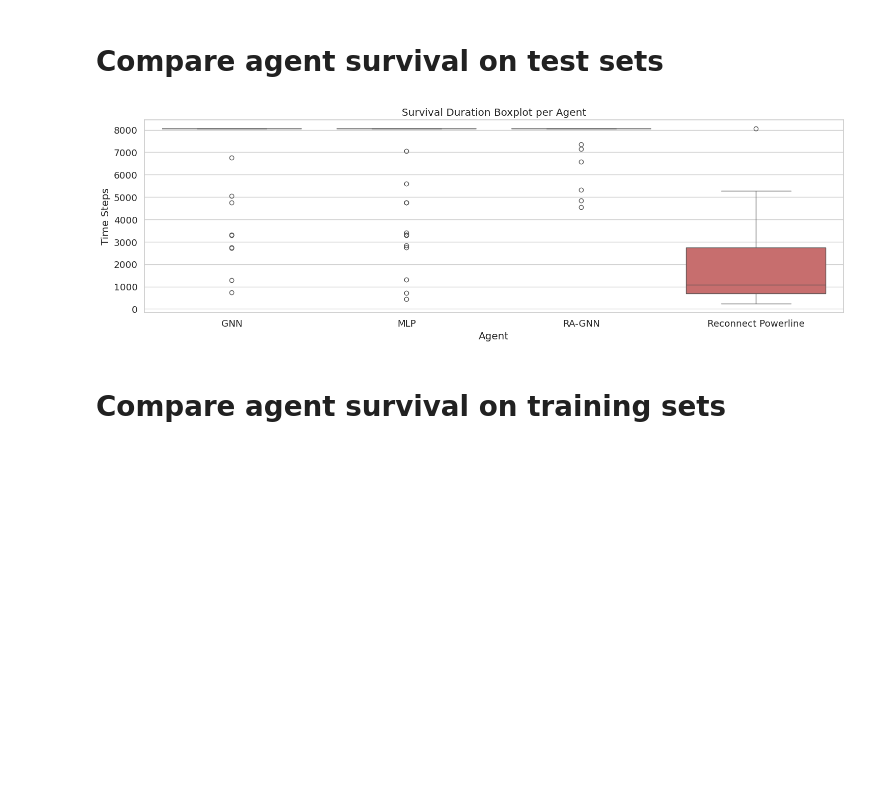
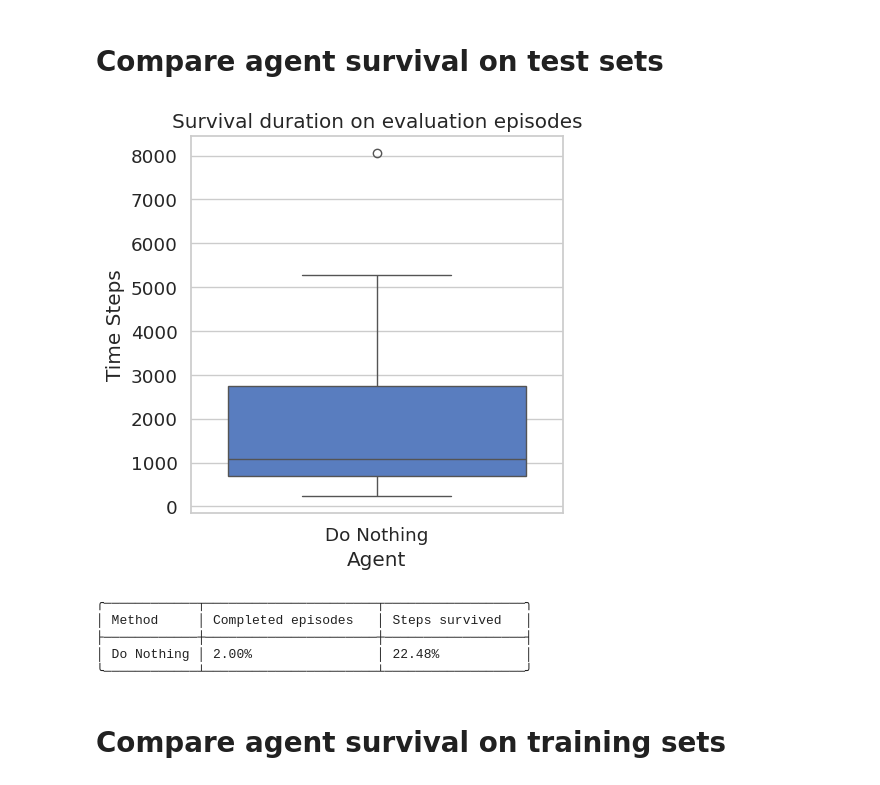
Before and after one commit to HansDampf37/NRI-for-explainable-RL-in-Power-Grids, a Jupyter notebook: src/visualization/visualize_agent_eval_results.ipynb, the cells around one changed output. Cells and saved outputs as stored; diff of their text form; code cells hidden in the pictures; blank space fills up the shorter version.

```diff
--- a/src/visualization/visualize_agent_eval_results.ipynb
+++ b/src/visualization/visualize_agent_eval_results.ipynb
@@ -18,15 +18,56 @@ from src.visualization import get_evaluation_metrics, visualize_agent_survival,
 # %% [markdown]
 # Compare agent survival on test sets
 # %%
+
+
 ppo_gnn_metrics = get_evaluation_metrics(Path("/home/adrian/Dev/NRI-for-explainable-RL-in-Power-Grids/results/experiments/1001_compare_all/GNN_CustomPPO_0_47ac9_2026-01-09_19-01-53/evaluations"), "GNN")
-ppo_mlp_metrics = get_evaluation_metrics(Path("/home/adrian/Dev/NRI-for-explainable-RL-in-Power-Grids/results/experiments/1001_compare_all/MLP_CustomPPO_0_98de8_2026-01-09_19-04-10/evaluations"), "MLP")
+ppo_mlp_metrics = get_evaluation_metrics(Path("/home/adrian/Dev/NRI-for-explainable-RL-in-Power-Grids/results/experiments/1001_compare_all/MLP_CustomPPO_0_98de8_2026-01-09_19-04-10/evaluations"), "MLP (now)")
 # ppo_nri_gnn_metrics = get_evaluation_metrics(Path("/home/adrian/Dev/NRI-for-explainable-RL-in-Power-Grids/results/experiments/1001_compare_all/NRI_GNN_CustomPPO_0_b4e4e_2026-01-09_19-55-03/evaluations"), "NRI-GNN")
 ppo_ra_gnn_metrics = get_evaluation_metrics(Path("/home/adrian/Schreibtisch/1801_rappo_with_anneal_different_betas/CustomPPO_0_5448b_2026-01-18_14-26-43/evaluations/"), "RA-GNN")
 #ppo_ra_gnn_low_beta_metrics = get_evaluation_metrics(Path("/home/adrian/Dev/NRI-for-explainable-RL-in-Power-Grids/results/experiments/1201_ragnn_prior1_high_beta_temp0_like_gnn/CustomPPO_0_420a7_2026-01-12_13-21-44/evaluations"), "GNN-like")
-reco = get_evaluation_metrics(Path("/home/adrian/Dev/NRI-for-explainable-RL-in-Power-Grids/results/evaluations/reco_powerline_agent/val"), "Reconnect Powerline")
-visualize_agent_survival([ppo_gnn_metrics, ppo_mlp_metrics, ppo_ra_gnn_metrics, reco])
+old_ppo_performance = get_evaluation_metrics(Path("/home/adrian/Schreibtisch/improve_baseline/evaluations/baselines/ppo/mlp_2025-12-13_17-39-58_510/checkpoints/checkpoint_100000/agent/val/"), "MLP (previously)")
+reco = get_evaluation_metrics(Path("/home/adrian/Dev/NRI-for-explainable-RL-in-Power-Grids/results/evaluations/reco_powerline_agent/val"), "Do Nothing")
+to_be_compared = [reco]
+
+visualize_agent_survival(to_be_compared, figsize=(max(5, 2.5*len(to_be_compared)),5))
 # %% [output]
-[figure, old version]
+[figure, new version]
+# %%
+from tabulate import tabulate
+
+
+def calculate_percentages(survival_duration, max_steps=8064):
+    # Number of episodes completed and percentage of steps completed
+    completed_episodes = len([steps for steps in survival_duration if steps == max_steps])
+    total_episodes = len(survival_duration)
+
+    # Percentage of completed episodes
+    completed_episodes_percent = (completed_episodes / total_episodes) * 100
+
+    # Percentage of completed steps
+    completed_steps = sum(survival_duration)
+    total_steps = total_episodes * max_steps  # Total possible steps if all episodes were max length
+    completed_steps_percent = (completed_steps / total_steps) * 100
+
+    return completed_episodes_percent, completed_steps_percent
+
+def percentage(t) -> str:
+    return f"{t[0]:.2f}%", f"{t[1]:.2f}%"
+
+# Prepare the data for tabulation
+table = [
+    [metric.label, *percentage(calculate_percentages(metric.survival_duration))] for metric in to_be_compared
+]
+
+# Print the table
+tabulated = tabulate(table, headers=["Method", "Completed episodes", "Steps survived"], tablefmt="rounded_grid", floatfmt=".2f")
+print(tabulated)
+# %% [output]
+╭────────────┬──────────────────────┬──────────────────╮
+│ Method     │ Completed episodes   │ Steps survived   │
+├────────────┼──────────────────────┼──────────────────┤
+│ Do Nothing │ 2.00%                │ 22.48%           │
+╰────────────┴──────────────────────┴──────────────────╯
 # %% [markdown]
 # Compare agent survival on training sets
 # %%
```
Also changed, not shown: 9 other files.
